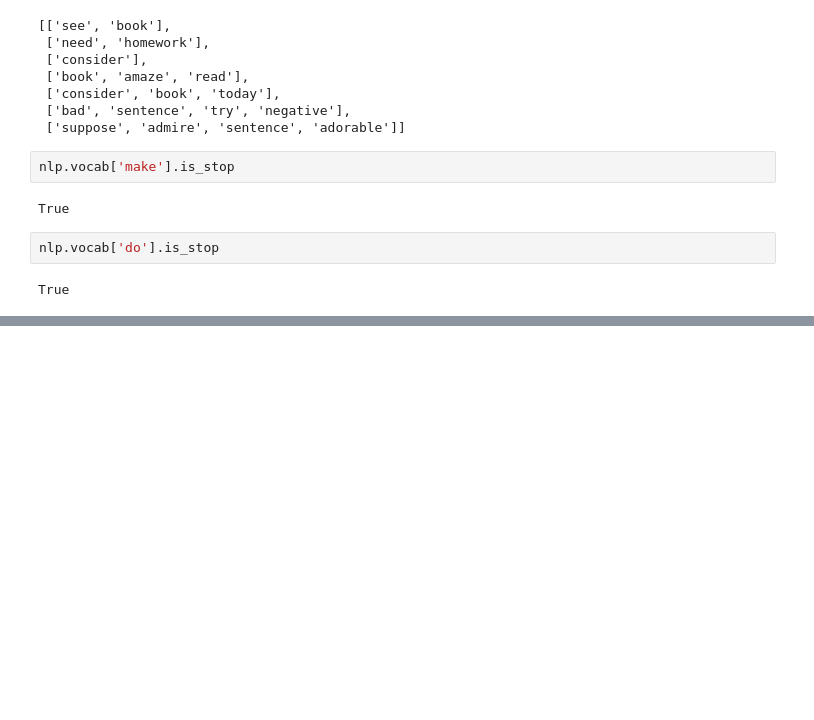
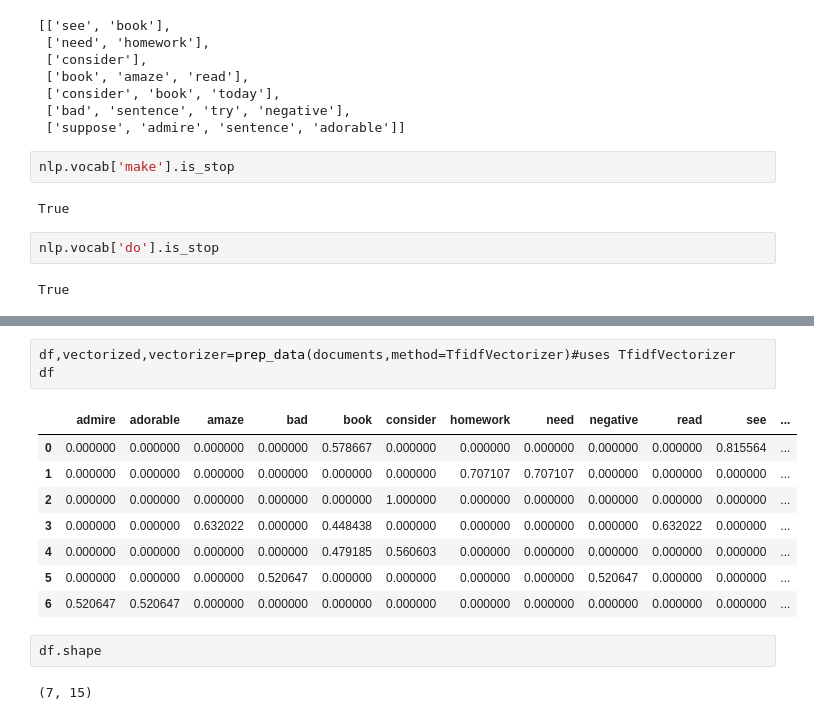
Before and after one commit to scienclick/NLP, a Jupyter notebook: U_1_NLP_Basics.ipynb, the cells around one changed output, grey strips where cells are left out. Drawn from its saved outputs; the diff is of its cells as text; blank space fills up the shorter version.

```diff
--- a/Udemy_1_NLP_Basics.ipynb
+++ b/U_1_NLP_Basics.ipynb
@@ -330,0 +396,16 @@ True
+# %%
+df,vectorized,vectorizer=prep_data(documents,method=TfidfVectorizer)#uses TfidfVectorizer
+df
+# %% [output]
+|  | admire | adorable | amaze | bad | book | consider | homework | need | negative | read | see | ... |
+| 0 | 0.000000 | 0.000000 | 0.000000 | 0.000000 | 0.578667 | 0.000000 | 0.000000 | 0.000000 | 0.000000 | 0.000000 | 0.815564 | ... |
+| 1 | 0.000000 | 0.000000 | 0.000000 | 0.000000 | 0.000000 | 0.000000 | 0.707107 | 0.707107 | 0.000000 | 0.000000 | 0.000000 | ... |
+| 2 | 0.000000 | 0.000000 | 0.000000 | 0.000000 | 0.000000 | 1.000000 | 0.000000 | 0.000000 | 0.000000 | 0.000000 | 0.000000 | ... |
+| 3 | 0.000000 | 0.000000 | 0.632022 | 0.000000 | 0.448438 | 0.000000 | 0.000000 | 0.000000 | 0.000000 | 0.632022 | 0.000000 | ... |
+| 4 | 0.000000 | 0.000000 | 0.000000 | 0.000000 | 0.479185 | 0.560603 | 0.000000 | 0.000000 | 0.000000 | 0.000000 | 0.000000 | ... |
+| 5 | 0.000000 | 0.000000 | 0.000000 | 0.520647 | 0.000000 | 0.000000 | 0.000000 | 0.000000 | 0.520647 | 0.000000 | 0.000000 | ... |
+| 6 | 0.520647 | 0.520647 | 0.000000 | 0.000000 | 0.000000 | 0.000000 | 0.000000 | 0.000000 | 0.000000 | 0.000000 | 0.000000 | ... |
+# %%
+df.shape
+# %% [output]
+(7, 15)
```
Also changed, not shown: parts of 15 cells of this notebook, 2 other files.
